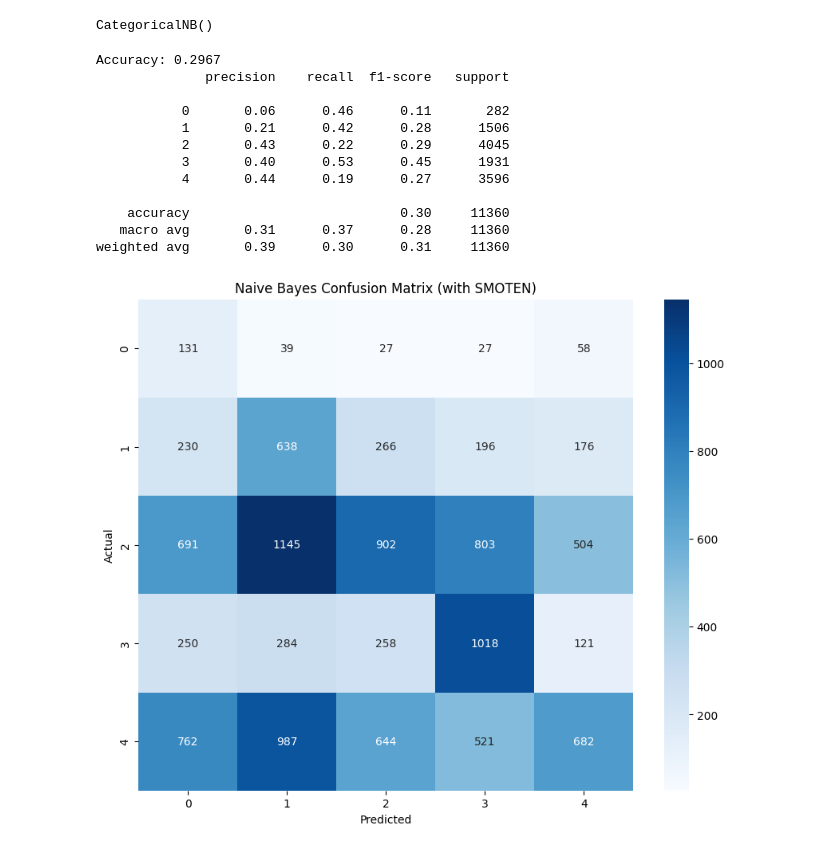
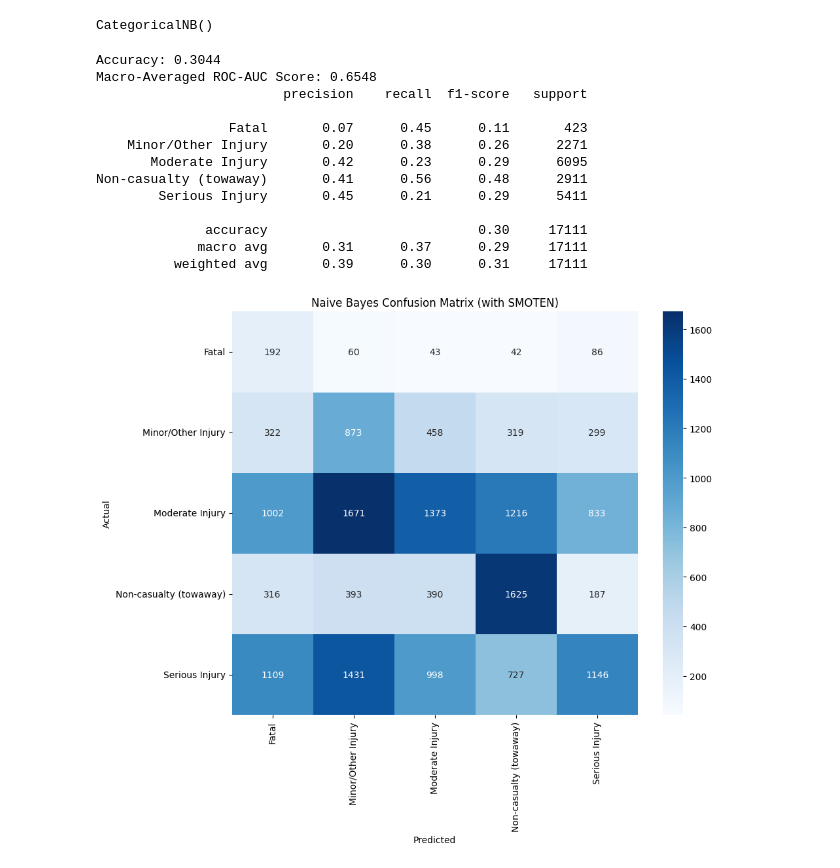
Before and after one commit to nchan315/cpsc440proj, a Jupyter notebook: proj.ipynb, the cells around one changed output. Drawn from its saved outputs; the diff is of its cells as text; code cells hidden in the pictures.

```diff
--- a/proj.ipynb
+++ b/proj.ipynb
@@ -418,7 +418,7 @@ y_encoded = le.fit_transform(y)
 # %%
 # 3. Split into Train/test
 X_train, X_test, y_train, y_test = train_test_split(
-    X_encoded, y_encoded, test_size=0.2, random_state=42, stratify=y_encoded
+    X_encoded, y_encoded, test_size=0.3, random_state=440, stratify=y_encoded
 )
 # %%
 # No SMOTE
@@ -469,29 +475,36 @@ CategoricalNB()
 # %%
 # 4B. Evaluation
 y_pred = model.predict(X_test)
+
+y_prob = model.predict_proba(X_test)
+roc_auc = roc_auc_score(y_test, y_prob, multi_class='ovr', average='macro')
+
 print(f"Accuracy: {accuracy_score(y_test, y_pred):.4f}")
+print(f"Macro-Averaged ROC-AUC Score: {roc_auc:.4f}")
+
 print(classification_report(y_test, y_pred, target_names=[str(c) for c in le.classes_]))
 
 # 5B. Confusion Matrix Visualization
 cm = confusion_matrix(y_test, y_pred)
 plt.figure(figsize=(10, 8))
 sns.heatmap(cm, annot=True, fmt='d', cmap='Blues',
             xticklabels=le.classes_, yticklabels=le.classes_)
 plt.xlabel('Predicted')
 plt.ylabel('Actual')
 plt.title('Naive Bayes Confusion Matrix (with SMOTEN)')
 plt.savefig('figs/naive_bayes_smote_cm.png')
 # %% [output]
-Accuracy: 0.2967
-              precision    recall  f1-score   support
+Accuracy: 0.3044
+Macro-Averaged ROC-AUC Score: 0.6548
+                        precision    recall  f1-score   support
 
-           0       0.06      0.46      0.11       282
-           1       0.21      0.42      0.28      1506
-           2       0.43      0.22      0.29      4045
-           3       0.40      0.53      0.45      1931
-           4       0.44      0.19      0.27      3596
+                 Fatal       0.07      0.45      0.11       423
+    Minor/Other Injury       0.20      0.38      0.26      2271
+       Moderate Injury       0.42      0.23      0.29      6095
+Non-casualty (towaway)       0.41      0.56      0.48      2911
+        Serious Injury       0.45      0.21      0.29      5411
 
-    accuracy                           0.30     11360
-   macro avg       0.31      0.37      0.28     11360
-weighted avg       0.39      0.30      0.31     11360
+              accuracy                           0.30     17111
+             macro avg       0.31      0.37      0.29     17111
+          weighted avg       0.39      0.30      0.31     17111
-[figure, old version]
+[figure, new version]
```
Also changed, not shown: parts of 1 cell of this notebook.
